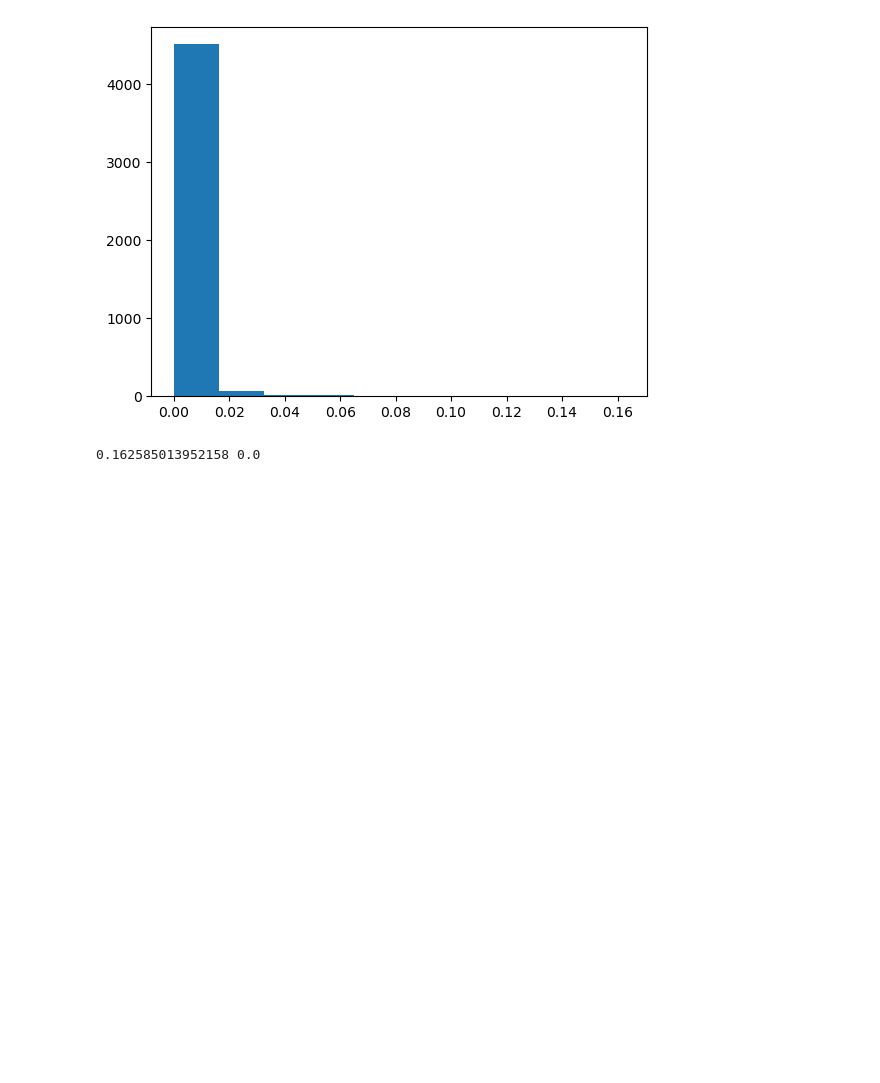
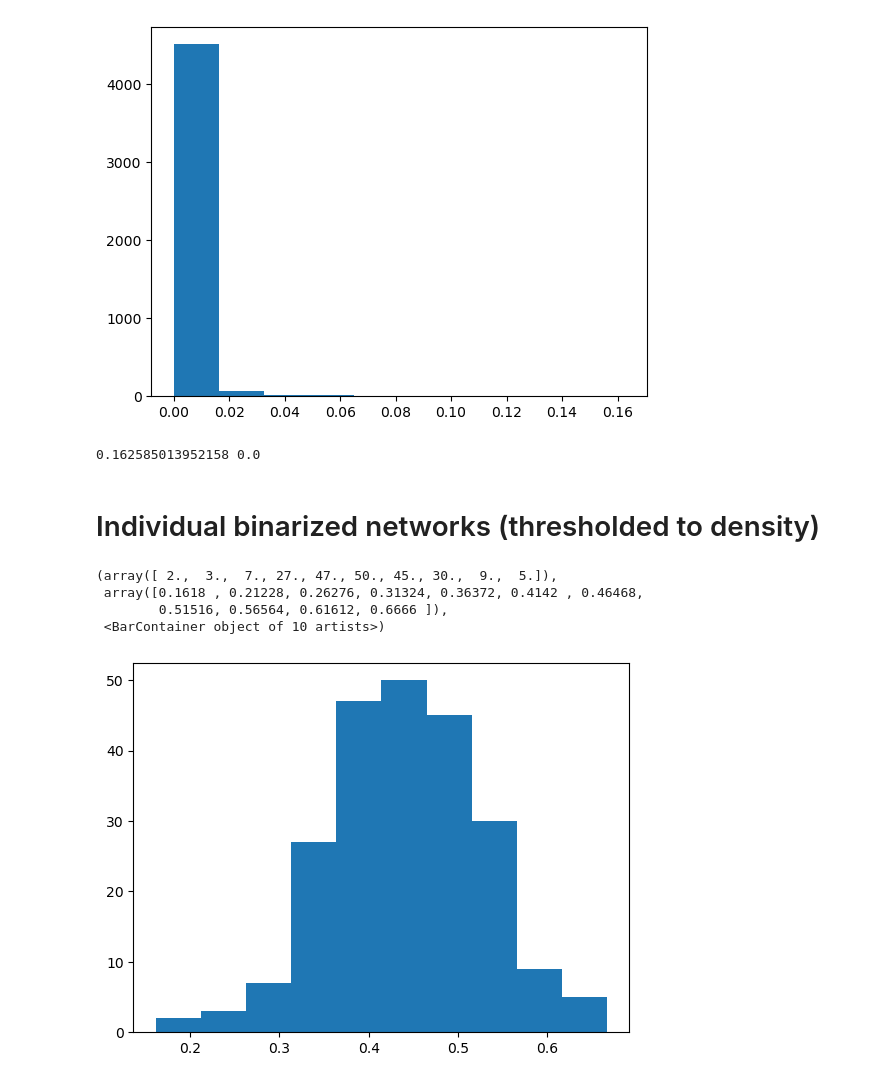
Before and after one commit to ad045/simba, a Jupyter notebook: src/preprocessing/00_preprocessing_pipeline_suarez_MaMI.ipynb, the cells around one changed output. Drawn from its saved outputs; the diff is of its cells as text; code cells hidden in the pictures; blank space fills up the shorter version.

```diff
--- a/src/preprocessing/00_preprocessing_pipeline_suarez_MaMI.ipynb
+++ b/src/preprocessing/00_preprocessing_pipeline_suarez_MaMI.ipynb
@@ -900,3 +900,5 @@ print(conn.flatten().max(), conn.flatten().min())
 1 0
 [figure]
 0.162585013952158 0.0
+# %% [markdown]
+# Individual binarized networks (thresholded to density)
@@ -902,0 +912,15 @@ print(conn.flatten().max(), conn.flatten().min())
+# %%
+densities = []
+conns = conns.astype(bool)
+for c in conns:
+    # turn c into int (0 and 1)
+    c = c.astype(int)
+    densities.append(c.mean())
+
+plt.hist(densities)
+# %% [output]
+(array([ 2.,  3.,  7., 27., 47., 50., 45., 30.,  9.,  5.]),
+ array([0.1618 , 0.21228, 0.26276, 0.31324, 0.36372, 0.4142 , 0.46468,
+        0.51516, 0.56564, 0.61612, 0.6666 ]),
+ <BarContainer object of 10 artists>)
+[figure, added]
```
Also changed, not shown: parts of 2 cells of this notebook, 2 other files.
